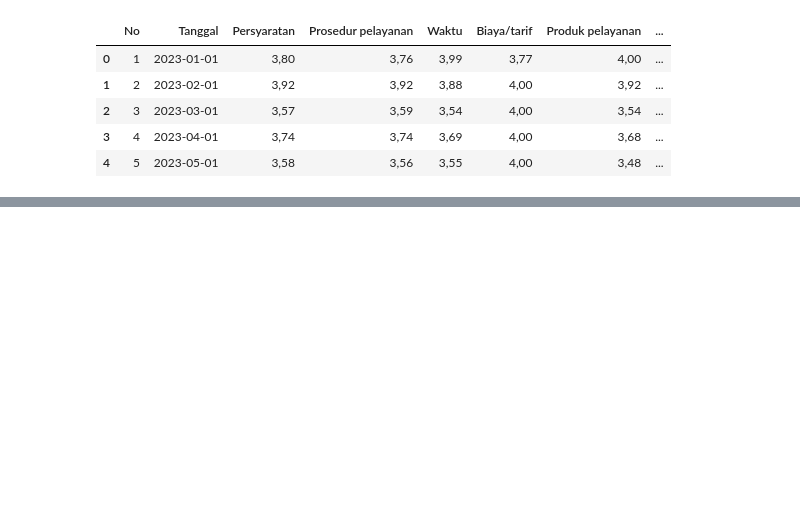
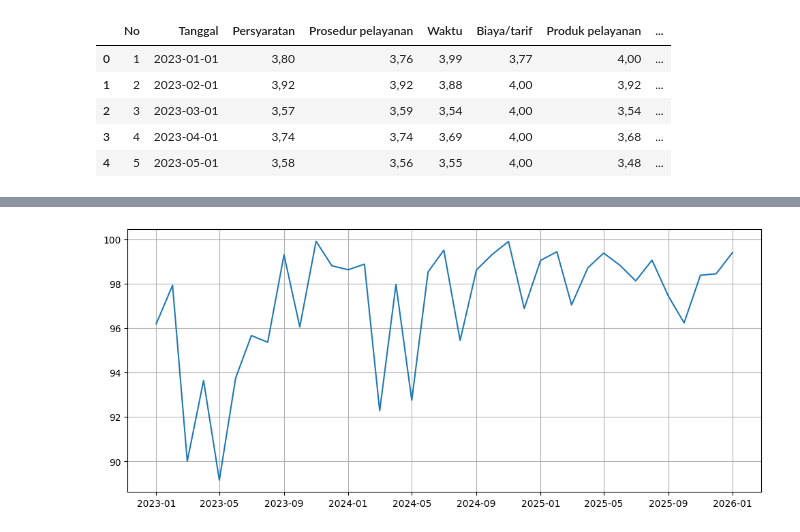
Before and after one commit to Nuril-Amada/Website-Dispusip-New, a Jupyter notebook: forecasting.ipynb, the cells around one changed output, grey strips where cells are left out. Saved outputs shown, nothing was run; the diff lists cells and outputs as text; code cells hidden in the pictures; blank space fills up the shorter version.

```diff
--- a/forecasting.ipynb
+++ b/forecasting.ipynb
@@ -50,21 +26,0 @@ memory usage: 3.9+ KB
-# %%
-kolom_numerik = [
-    'Persyaratan',
-    'Prosedur pelayanan',
-    'Waktu',
-    'Biaya/tarif',
-    'Produk pelayanan',
-    'Kompetensi/kemampuan',
-    'Perilaku petugas sopan dan ramah',
-    'Kualitas sarana dan prasarana',
-    'Penanganan pengaduan',
-    'IKM Konversi'
-]
-
-for col in kolom_numerik:
-    df[col] = (
-        df[col]
-        .astype(str)
-        .str.replace(',', '.', regex=False)
-        .astype(float)
-    )
@@ -276,0 +27,17 @@ plt.show()
+# %%
+df['IKM Konversi'] = (
+    df['IKM Konversi']
+    .astype(str)
+    .str.replace(',', '.', regex=False)
+    .astype(float)
+)
+
+df['Tanggal'] = pd.to_datetime(df['Tanggal'])
+
+df = df.sort_values('Tanggal')
+# %%
+ts = df[['Tanggal','IKM Konversi']].copy()
+
+ts = ts.set_index('Tanggal')
+
+ts.head()
@@ -276,0 +52,7 @@ plt.show()
+# %%
+plt.figure(figsize=(12,5))
+plt.plot(ts['IKM Konversi'])
+plt.grid(True)
+plt.show()
+# %% [output]
+[figure, added]
```
Also changed, not shown: parts of 35 cells of this notebook, 9 other files.
